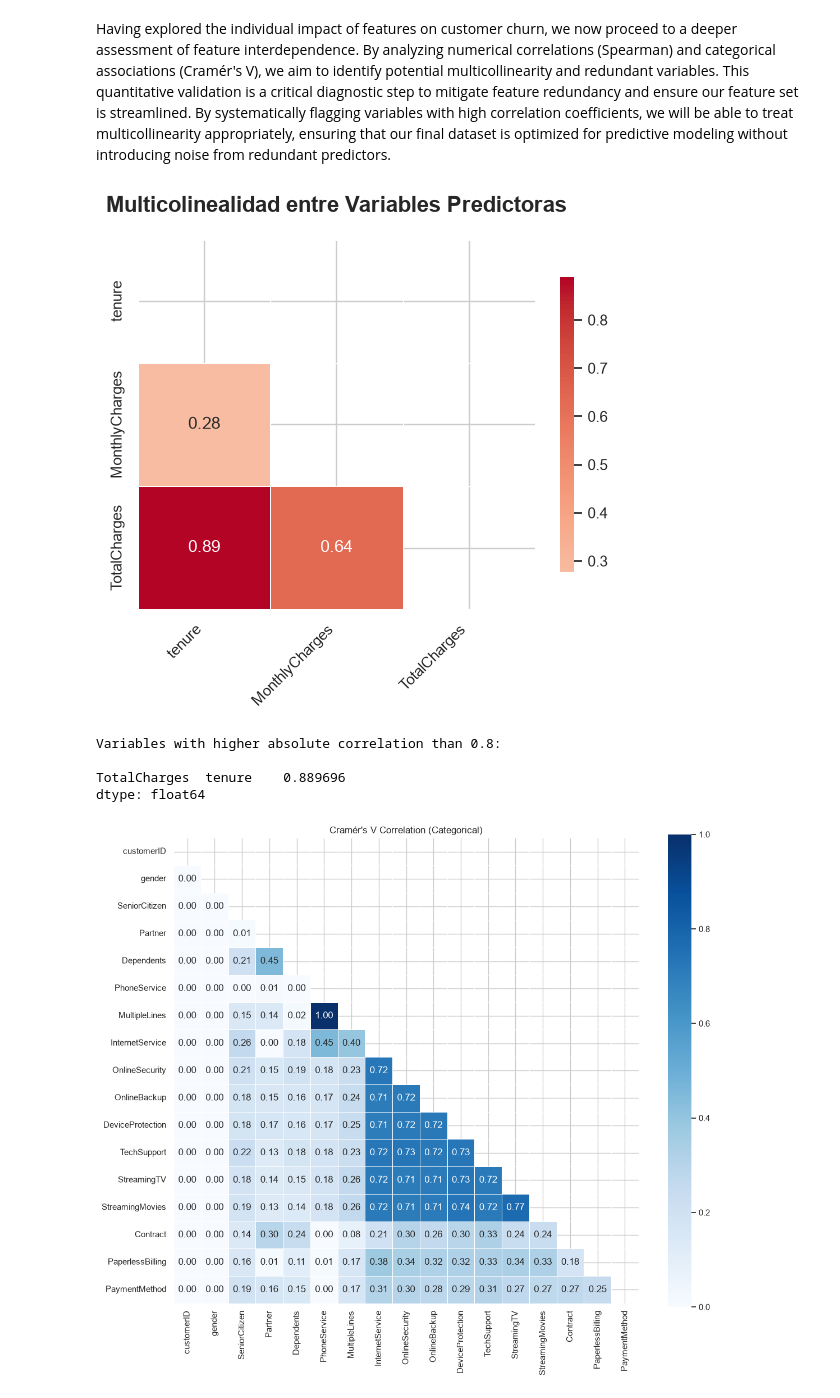
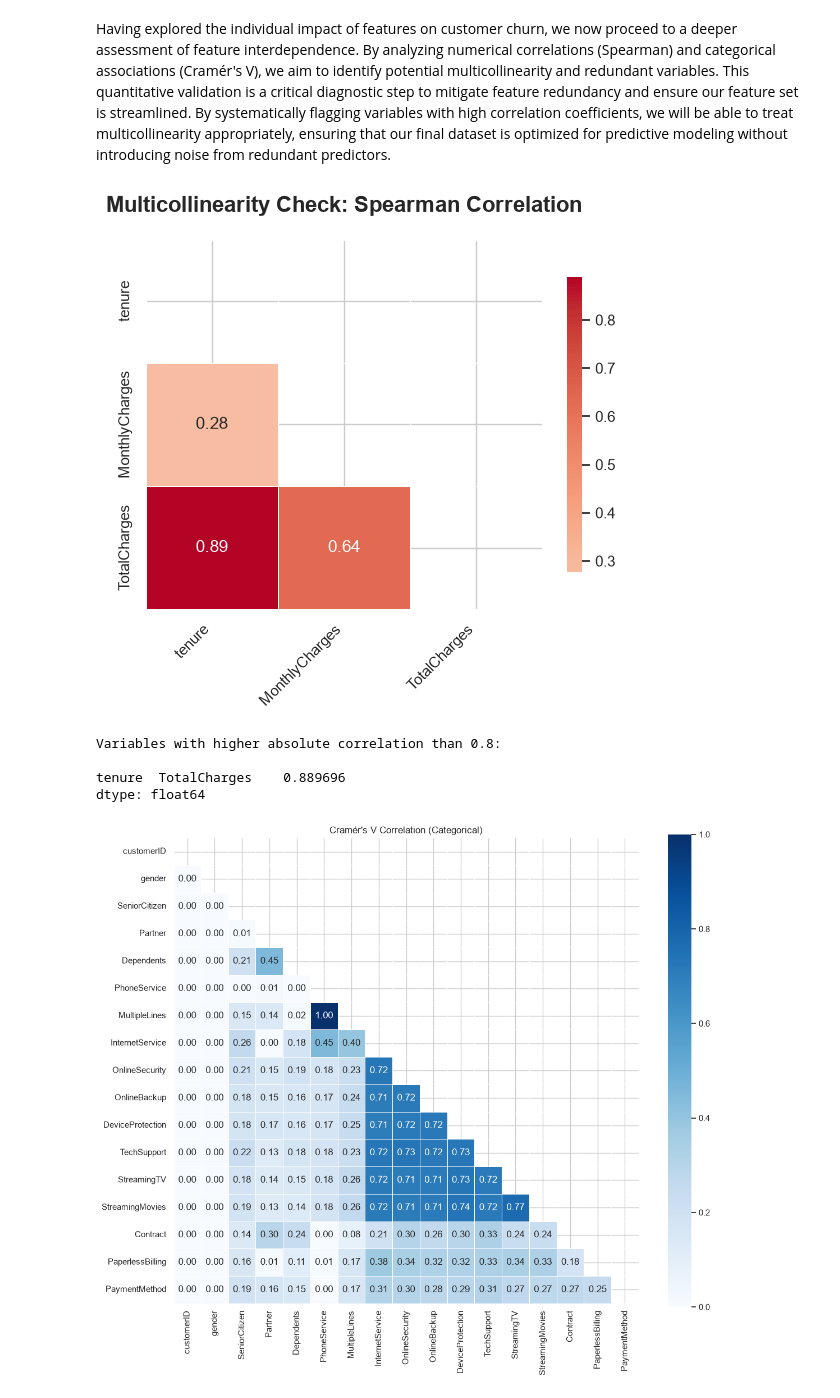
Before and after one commit to PabloBarrioCriado/telco-customer-churn-prediction, a Jupyter notebook: notebooks/01_EDA.ipynb, the cells around one changed output. Drawn from its saved outputs; the diff is of its cells as text; code cells hidden in the pictures.

```diff
--- a/notebooks/01_EDA.ipynb
+++ b/notebooks/01_EDA.ipynb
@@ -675,61 +658,56 @@ TotalCharges Redundancy: Pairwise analysis confirms that TotalCharges functions
 # %% [markdown]
 Having explored the individual impact of features on customer churn, we now proceed to a deeper assessment of feature interdependence. By analyzing numerical correlations (Spearman) and categorical associations (Cramér's V), we aim to identify potential multicollinearity and redundant variables. This quantitative validation is a critical diagnostic step to mitigate feature redundancy and ensure our feature set is streamlined. By systematically flagging variables with high correlation coefficients, we will be able to treat multicollinearity appropriately, ensuring that our final dataset is optimized for predictive modeling without introducing noise from redundant predictors.
 # %%
-
 
 
 corr_matrix_spearman = df[['tenure', 'MonthlyCharges', 'TotalCharges']].corr(method='spearman')
 
-# Máscara triangular
+
 mask = np.triu(np.ones_like(corr_matrix_spearman, dtype=bool))
 
-# Heatmap
+
 
 sns.heatmap(
     corr_matrix_spearman,
     mask=mask,
     annot=True,
     fmt=".2f",
     cmap='coolwarm',
     center=0,
     linewidths=.5,
     cbar_kws={"shrink": .8}
 )
 
 plt.title(
-    'Multicolinealidad entre Variables Predictoras',
+    'Multicollinearity Check: Spearman Correlation',
     fontsize=16,
     fontweight='bold',
     pad=20
 )
 
 plt.xticks(rotation=45, ha='right')
 plt.show()
 
 
 corr_pairs = corr_matrix_spearman.abs().unstack()
 
-# Ordenar correlaciones
-corr_pairs = corr_pairs.sort_values(ascending=False)
 
-# Eliminar autocorrelaciones (=1)
-corr_pairs = corr_pairs[corr_pairs < 1]
+corr_pairs = corr_pairs[corr_pairs.index.get_level_values(0) != corr_pairs.index.get_level_values(1)]
 
-# Eliminar duplicados
-corr_pairs = corr_pairs.drop_duplicates()
 
-# Filtrar correlaciones altas
+corr_pairs = corr_pairs.sort_values(ascending=False).drop_duplicates()
+
+
 umbral = 0.80
-
 high_corr = corr_pairs[corr_pairs > umbral]
 
 print(f"\nVariables with higher absolute correlation than {umbral}:\n")
 print(high_corr)
 # %% [output]
-[figure, old version]
+[figure, new version]
 Variables with higher absolute correlation than 0.8:
 
-TotalCharges  tenure    0.889696
+tenure  TotalCharges    0.889696
 dtype: float64
 # %%
 
```
Also changed, not shown: parts of 15 cells of this notebook.
